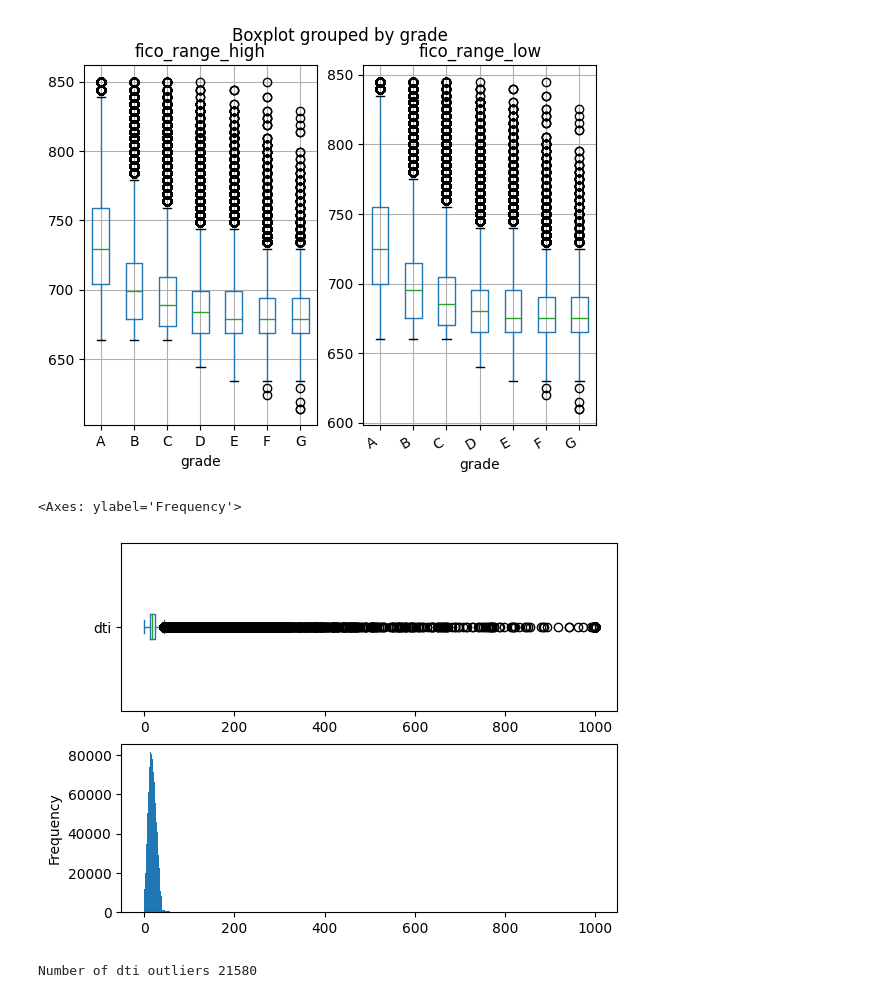
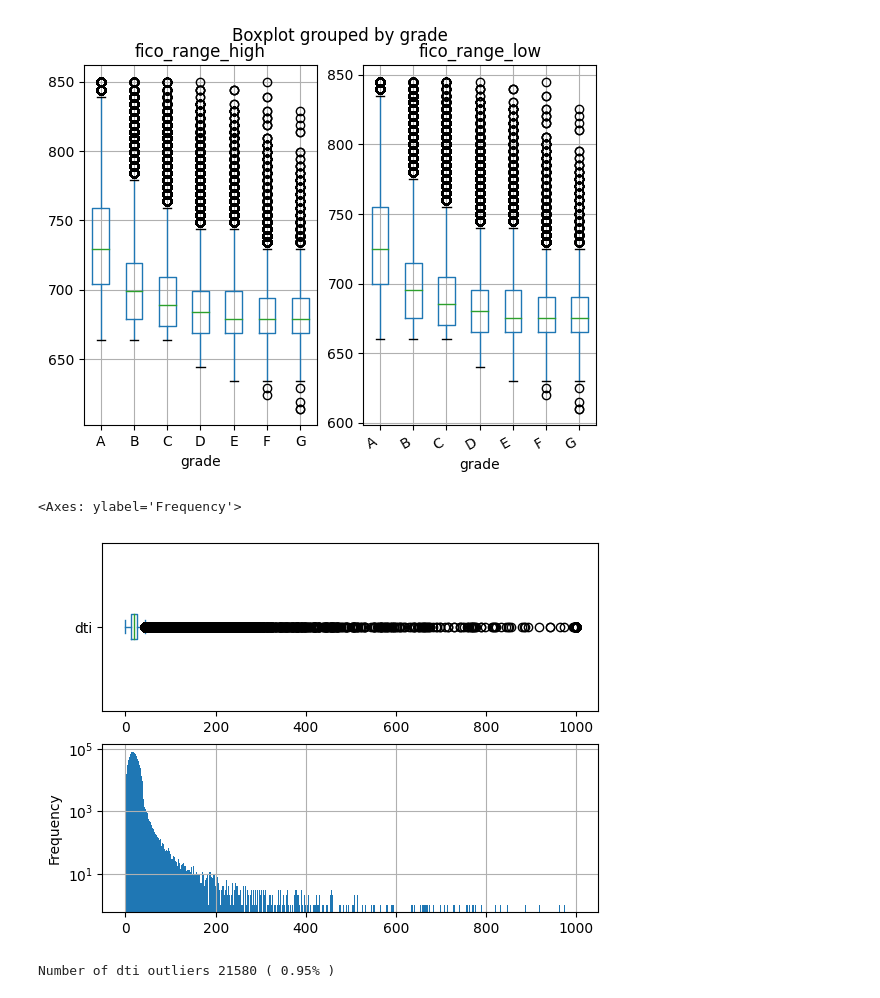
Before and after one commit to cmherrera/portfolio, a Jupyter notebook: assets/projects/Financial_Analysis/Financial_Analysis.ipynb, the cells around one changed output. Drawn from its saved outputs; the diff is of its cells as text; code cells hidden in the pictures.

```diff
--- a/assets/projects/Financial_Analysis/Financial_Analysis.ipynb
+++ b/assets/projects/Financial_Analysis/Financial_Analysis.ipynb
@@ -316,11 +340,11 @@ plt.xticks(rotation=30, ha='right')
 [figure]
 # %%
 fig, ax = plt.subplots(2,1)
-Dataset_NotNull_Col['dti'].plot(kind='box', ax= ax[0],vert=False)
-Dataset_NotNull_Col['dti'].plot(kind='hist', ax= ax[1],bins=1200)
+Dataset_NotNull_Col['dti'].plot(kind='box', ax=ax[0], vert=False)
+Dataset_NotNull_Col['dti'].plot(kind='hist', ax=ax[1],bins=1200, logy=True, grid=True)
 # %% [output]
 <Axes: ylabel='Frequency'>
-[figure, old version]
+[figure, new version]
 # %%
 # calculate IQR for column Height
 Q1 = Dataset_NotNull_Col['dti'].quantile(0.25)
@@ -333,8 +357,8 @@ outliers = Dataset_NotNull_Col[(Dataset_NotNull_Col['dti'] < Q1 - threshold * IQ
 
 df_no_dti_outliers = Dataset_NotNull_Col.drop(outliers.index)
 
-print("Number of dti outliers",len(outliers.index))
+print("Number of dti outliers",len(outliers.index),"(", str(round(len(outliers.index)*100/len(Dataset_NotNull_Col.index),2))+"%", ")")
 # %% [output]
-Number of dti outliers 21580
+Number of dti outliers 21580 ( 0.95% )
 # %%
 fig, ax = plt.subplots(2,1)
```
Also changed, not shown: parts of 5 cells of this notebook.
